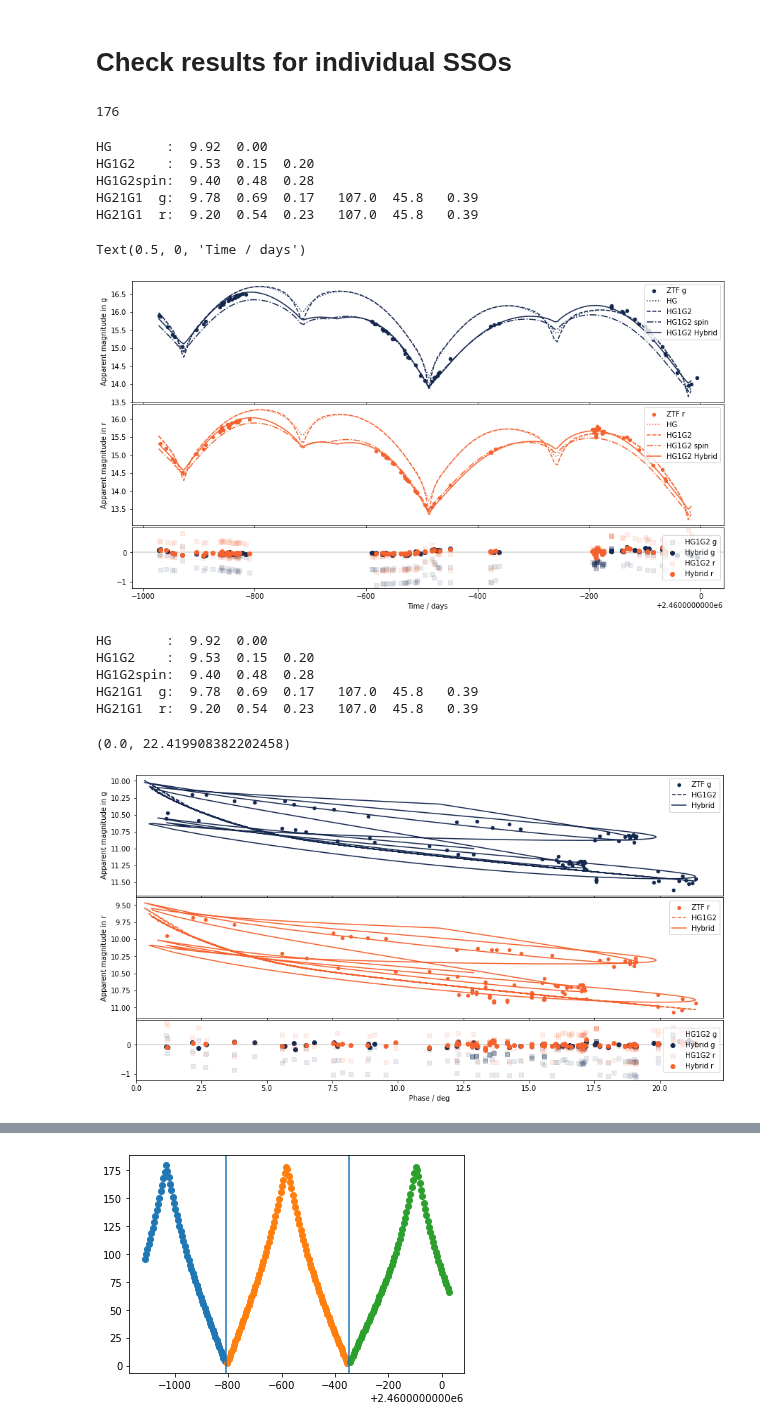
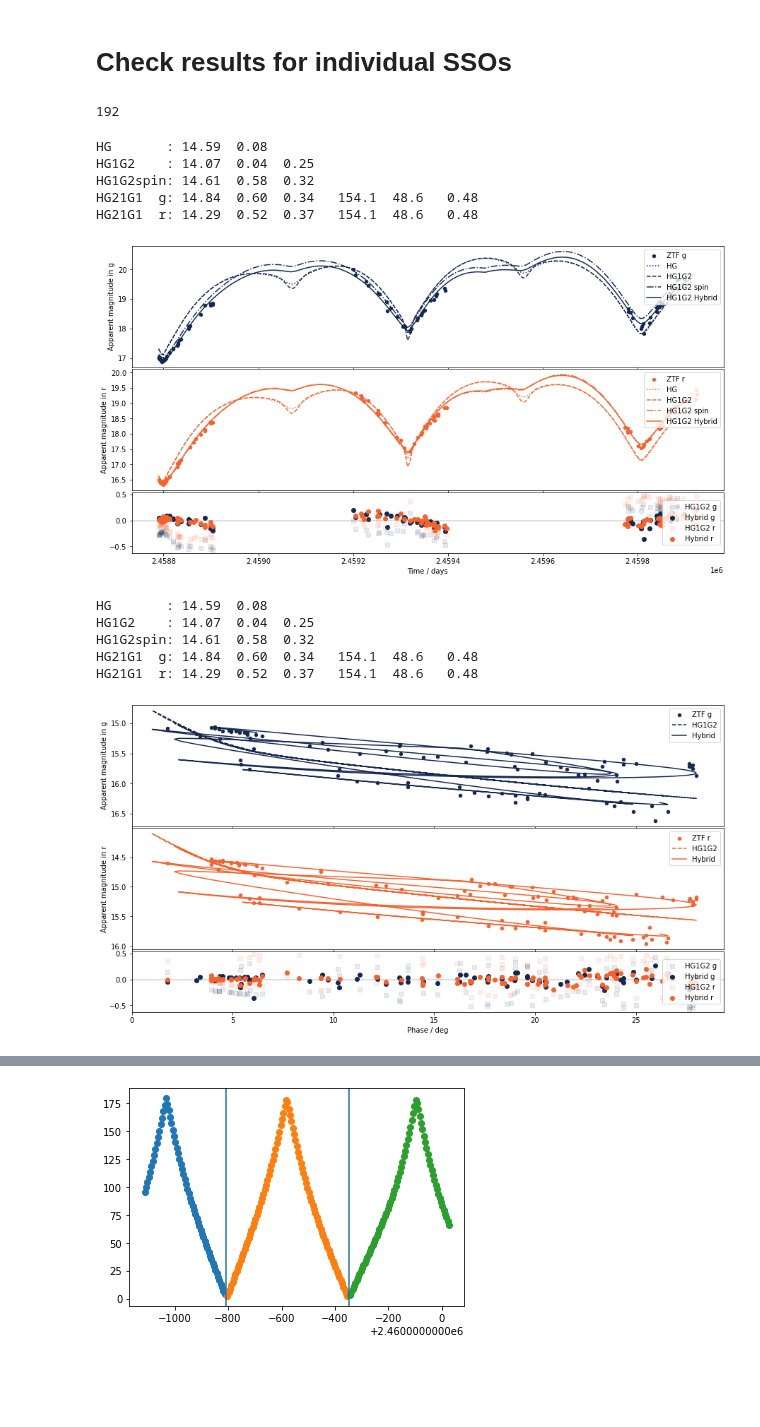
Before and after one commit to astrolabsoftware/fink-tutorials, a Jupyter notebook: sso/spins/3_validation.ipynb, the cells around one changed output, grey strips where cells are left out. Drawn from its saved outputs; the diff is of its cells as text; code cells hidden in the pictures; blank space fills up the shorter version.

```diff
--- a/sso/spins/3_validation.ipynb
+++ b/sso/spins/3_validation.ipynb
@@ -47,12 +47,15 @@ color_S = -(S_color['g']-S_color['r'])
 # From apparent magnitude to unit distance
 def dist_reduction( d_obs, d_sun):
     return 5*np.log10( d_obs * d_sun )
+
+V_minus_g = -0.32
+V_minus_r = 0.36
 # %%
 data = pd.read_parquet(f'{data_fink}data/sso_bft_50_inf_allsolutions.parquet')
 # %% [markdown]
 # Check results for individual SSOs
 # %%
-target = '223'
+target = '53951'
 # %%
 # Get ZTF observations
 r = requests.post(
@@ -68,7 +71,7 @@ r = requests.post(
 ztf = pd.read_json(io.BytesIO(r.content))
 len(ztf)
 # %% [output]
-176
+192
 # %%
 # Compute Ephemerides
 jd_min = ztf['Date'].min()
@@ -81,9 +84,6 @@ eph = ssptools.ephemcc( target, ep=jd_min, nbd=nbd, step=f'{step}d')
 # obs = ssptools.ephemcc( target, ep=ztf.Date)
 # %%
 # Mag vs Time
-# fig, ax = plt.subplots(2, 1, figsize=(15,8),
-#                        sharex=True,
-#                        gridspec_kw={'hspace':0.02})
 fig, ax = plt.subplots(3, 1, figsize=(15,8),
                        sharex=True,
                        gridspec_kw={
@@ -92,8 +92,6 @@ fig, ax = plt.subplots(3, 1, figsize=(15,8),
                        })
 # ZTF Colors and Colors
 colors = ['#15284F', '#F5622E']
-V_minus_g = -0.32
-V_minus_r = 0.13
 
 show_HG = True
 show_HG1G2 = True
@@ -162,10 +160,10 @@ for fi, filt in enumerate(['g','r']):
 
     # Plot Residuals
     if res_HG1G2:
-        pred_mag = finkus.func_hg1g2(np.radians(ztf.Phase), H, G1, G2) - color_corr
-        ax[2].scatter( ztf.loc[:,'Date'],
-                   ztf.loc[:,'i:magpsf'] \
-                    - dist_reduction( ztf.loc[:,'Dobs'], ztf.loc[:,'Dhelio'] ) \
+        pred_mag = finkus.func_hg1g2(np.radians(ztf.loc[cond,'Phase']), H, G1, G2) - color_corr
+        ax[2].scatter( ztf.loc[cond,'Date'],
+                   ztf.loc[cond,'i:magpsf'] \
+                    - dist_reduction( ztf.loc[cond,'Dobs'], ztf.loc[cond,'Dhelio'] ) \
                     - pred_mag,
                color=colors[fi], alpha=0.1, marker='s', label=f'HG1G2 {filt}' )
 
@@ -201,7 +199,7 @@ for fi, filt in enumerate(['g','r']):
         pred_mag = finkus.func_hg1g2_with_spin(pha, H, G1, G2, R, np.radians(ra0), np.radians(dec0)) - color_corr
         ax[2].scatter( ztf.loc[cond,'Date'],
                    ztf.loc[cond,'i:magpsf'] \
-                    - dist_reduction( ztf.loc[cond,'Dobs'], ztf.loc[cond,'Dhelio'] ) \
+                    - dist_reduction( ztf.loc[cond,'Dobs'], ztf.loc[cond,'Dhelio'] )\
                     - pred_mag,
                color=colors[fi], alpha=0.1, marker='s', label=f'HG1G2sp' )
 
@@ -253,14 +251,15 @@ ax[2].legend(loc='center right')
 
 # Axes
 ax[2].set_xlabel('Time / days')
+
+fig.savefig(f'{data_fink}/gfx_obs/{target}-time.png', facecolor='white')
 # %% [output]
-HG       :  9.92  0.00
-HG1G2    :  9.53  0.15  0.20
-HG1G2spin:  9.40  0.48  0.28
-HG21G1  g:  9.78  0.69  0.17   107.0  45.8   0.39
-HG21G1  r:  9.20  0.54  0.23   107.0  45.8   0.39
+HG       : 14.59  0.08
+HG1G2    : 14.07  0.04  0.25
+HG1G2spin: 14.61  0.58  0.32
+HG21G1  g: 14.84  0.60  0.34   154.1  48.6   0.48
+HG21G1  r: 14.29  0.52  0.37   154.1  48.6   0.48
-Text(0.5, 0, 'Time / days')
-[figure, old version]
+[figure, new version]
 # %%
 # Mag vs Phase
 fig, ax = plt.subplots(3, 1, figsize=(15,8),
@@ -272,8 +271,6 @@ fig, ax = plt.subplots(3, 1, figsize=(15,8),
 
 # ZTF Colors and Colors
 colors = ['#15284F', '#F5622E']
-V_minus_g = -0.32
-V_minus_r = 0.13
 
 
 show_HG = False
@@ -318,8 +315,7 @@ for fi, filt in enumerate(['g','r']):
     # Plot residuals
     if res_HG:
         phase = ztf['Phase']
-        pred_mag = finkus.func_hg(np.radians(phase), H, G) \
-                 - color_corr
+        pred_mag = finkus.func_hg(np.radians(phase), H, G) - color_corr
         ax[2].scatter( ztf.loc[:,'Phase'],
                    ztf.loc[:,'i:magpsf'] \
                     - dist_reduction( ztf.loc[:,'Dobs'], ztf.loc[:,'Dhelio'] ) \
@@ -343,10 +339,10 @@ for fi, filt in enumerate(['g','r']):
 
     # Plot Residuals
     if res_HG1G2:
-        pred_mag = finkus.func_hg1g2(np.radians(ztf.Phase), H, G1, G2) - color_corr
-        ax[2].scatter( ztf.loc[:,'Phase'],
-                   ztf.loc[:,'i:magpsf'] \
-                    - dist_reduction( ztf.loc[:,'Dobs'], ztf.loc[:,'Dhelio'] ) \
+        pred_mag = finkus.func_hg1g2(np.radians(ztf.loc[cond,'Phase']), H, G1, G2) - color_corr
+        ax[2].scatter( ztf.loc[cond,'Phase'],
+                   ztf.loc[cond,'i:magpsf'] \
+                    - dist_reduction( ztf.loc[cond,'Dobs'], ztf.loc[cond,'Dhelio'] ) \
                     - pred_mag,
                color=colors[fi], alpha=0.1, marker='s', label=f'HG1G2 {filt}' )
 
@@ -410,37 +406,38 @@ for fi, filt in enumerate(['g','r']):
 
     # Plot Residuals
     if res_HG1G2hyb:
         pha = np.transpose([[i, j, k] for i, j, k in
                             zip(np.radians(ztf.loc[cond,'Phase']),
                                 np.radians(ztf.loc[cond,'RA']),
                                 np.radians(ztf.loc[cond,'Dec']))])
         pred_mag = finkus.func_hg1g2_with_spin(pha, H, G1, G2, R, np.radians(ra0), np.radians(dec0))
         ax[2].scatter( ztf.loc[cond,'Phase'],
                        ztf.loc[cond,'i:magpsf'] \
                         - dist_reduction( ztf.loc[cond,'Dobs'], ztf.loc[cond,'Dhelio'] ) \
                         - pred_mag,
                    color=colors[fi], label=f'Hybrid {filt}' )
 
 
     # Axes
     ax[fi].set_ylim( np.flip( ax[fi].get_ylim() ) )
     ax[fi].set_ylabel(f'Apparent magnitude in {filt}')
     ax[fi].legend(loc='upper right')
 
 
 # Residuals
 ax[2].axhline(0, color='lightgray', zorder=-100)
 ax[2].legend(loc='center right')
 
 
 # Axes
 ax[2].set_xlabel('Phase / deg')
 ax[2].set_xlim(0)
+
+fig.savefig(f'{data_fink}/gfx_obs/{target}-phase.png', facecolor='white')
 # %% [output]
-HG       :  9.92  0.00
-HG1G2    :  9.53  0.15  0.20
-HG1G2spin:  9.40  0.48  0.28
-HG21G1  g:  9.78  0.69  0.17   107.0  45.8   0.39
-HG21G1  r:  9.20  0.54  0.23   107.0  45.8   0.39
+HG       : 14.59  0.08
+HG1G2    : 14.07  0.04  0.25
+HG1G2spin: 14.61  0.58  0.32
+HG21G1  g: 14.84  0.60  0.34   154.1  48.6   0.48
+HG21G1  r: 14.29  0.52  0.37   154.1  48.6   0.48
-(0.0, 22.419908382202458)
-[figure, old version]
+[figure, new version]
```
Also changed, not shown: parts of 3 cells of this notebook, 19 other files.
